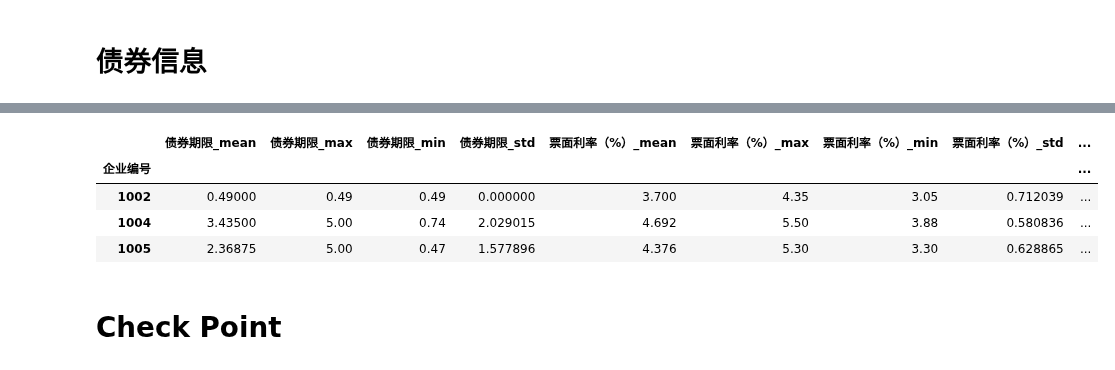
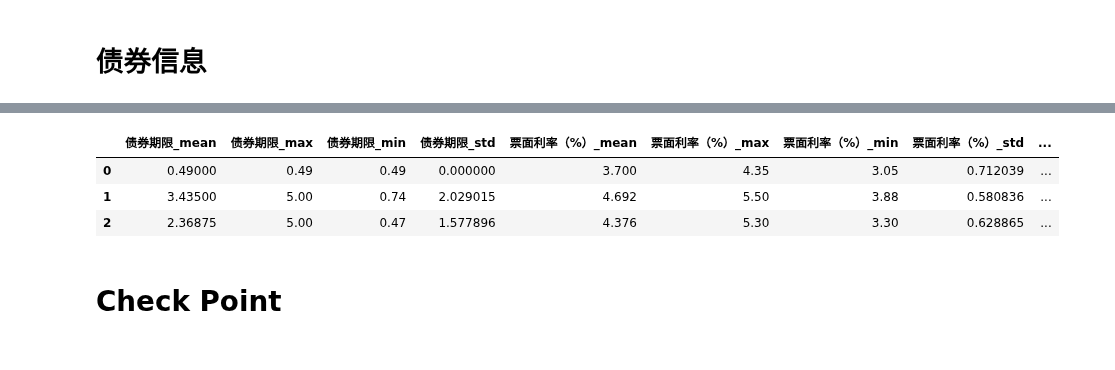
Before and after one commit to AlanConstantine/ISI-WorldCup2019, a Jupyter notebook: Code/FeatureEngineering/CombineNoFinancialData.ipynb, the cells around one changed output, grey strips where cells are left out. Saved outputs shown, nothing was run; the diff lists cells and outputs as text; code cells hidden in the pictures.

```diff
--- a/Code/FeatureEngineering/CombineNoFinancialData.ipynb
+++ b/Code/FeatureEngineering/CombineNoFinancialData.ipynb
@@ -1031,18 +995,29 @@ memory usage: 262.6+ KB
 # %%
 agg_func = {'债券期限': ['mean', 'max', 'min', 'std'], '票面利率（%）': [
     'mean', 'max', 'min', 'std'], '计划发行总额（亿元）': ['sum', 'max', 'min', 'std']}
 df_operation_new = df_operation.groupby(['企业编号']).agg(agg_func)
 df_operation_new.columns = ['_'.join(col)
                             for col in df_operation_new.columns.values]
 df_operation_new.columns = [
-    '债券期限_mean', '债券期限_max', '债券期限_min', '债券期限_std',
-    '票面利率（%）_mean', '票面利率（%）_max', '票面利率（%）_min', '票面利率（%）_std', '计划发行总额（亿元）_sum', '计划发行总额（亿元）_max', '计划发行总额（亿元）_min', '计划发行总额（亿元）_std']
+    '债券期限_mean',
+    '债券期限_max',
+    '债券期限_min',
+    '债券期限_std',
+    '票面利率（%）_mean',
+    '票面利率（%）_max',
+    '票面利率（%）_min',
+    '票面利率（%）_std',
+    '计划发行总额（亿元）_sum',
+    '计划发行总额（亿元）_max',
+    '计划发行总额（亿元）_min',
+    '计划发行总额（亿元）_std']
 df_operation_new['企业编号'] = df_operation_new.index
+df_operation_new = df_operation_new.set_index(
+    np.arange(0, len(df_operation_new)))
 df_operation_new.head(n=3)
 # df_operation_new.info()
 # %% [output]
 |  | 债券期限_mean | 债券期限_max | 债券期限_min | 债券期限_std | 票面利率（%）_mean | 票面利率（%）_max | 票面利率（%）_min | 票面利率（%）_std | ... |
-| 企业编号 |  |  |  |  |  |  |  |  | ... |
-| 1002 | 0.49000 | 0.49 | 0.49 | 0.000000 | 3.700 | 4.35 | 3.05 | 0.712039 | ... |
-| 1004 | 3.43500 | 5.00 | 0.74 | 2.029015 | 4.692 | 5.50 | 3.88 | 0.580836 | ... |
-| 1005 | 2.36875 | 5.00 | 0.47 | 1.577896 | 4.376 | 5.30 | 3.30 | 0.628865 | ... |
+| 0 | 0.49000 | 0.49 | 0.49 | 0.000000 | 3.700 | 4.35 | 3.05 | 0.712039 | ... |
+| 1 | 3.43500 | 5.00 | 0.74 | 2.029015 | 4.692 | 5.50 | 3.88 | 0.580836 | ... |
+| 2 | 2.36875 | 5.00 | 0.47 | 1.577896 | 4.376 | 5.30 | 3.30 | 0.628865 | ... |
```
Also changed, not shown: parts of 56 cells of this notebook.
